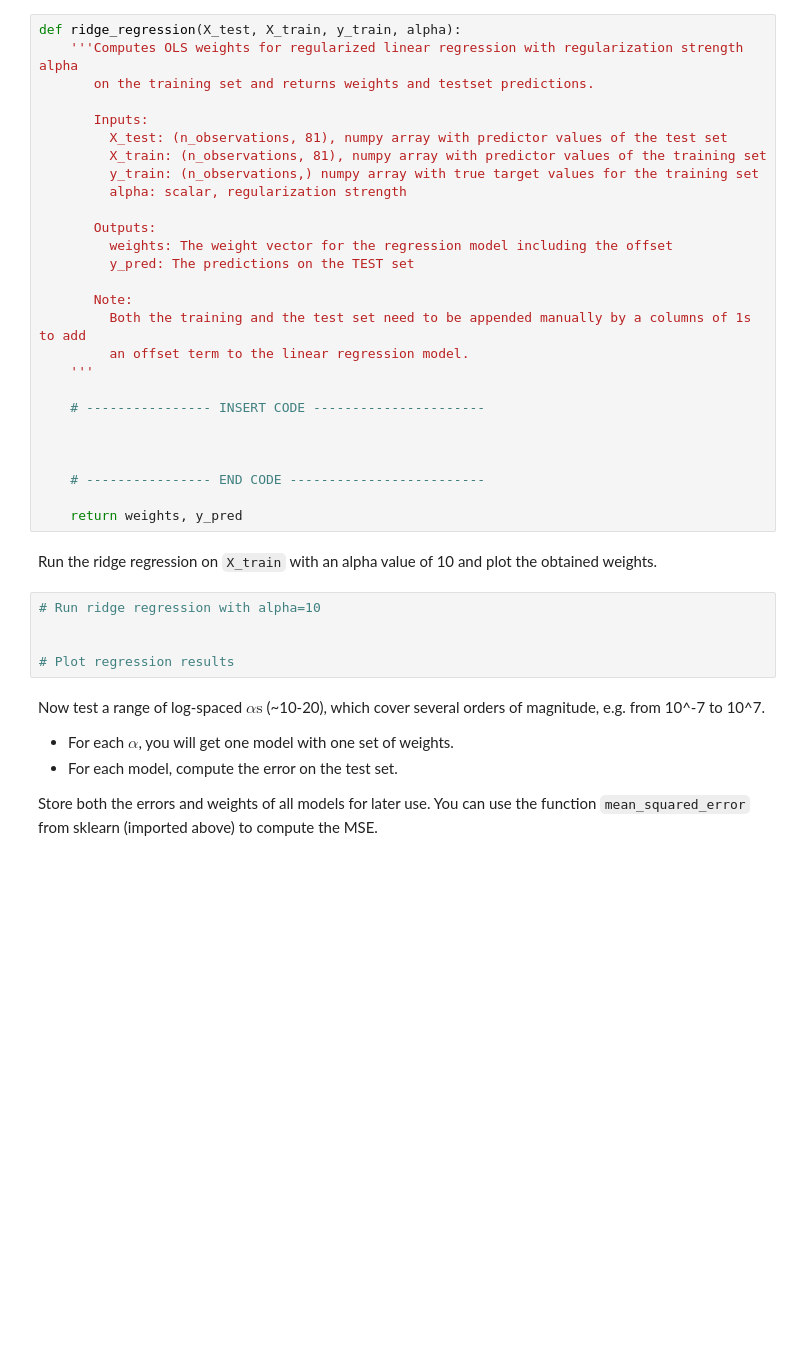
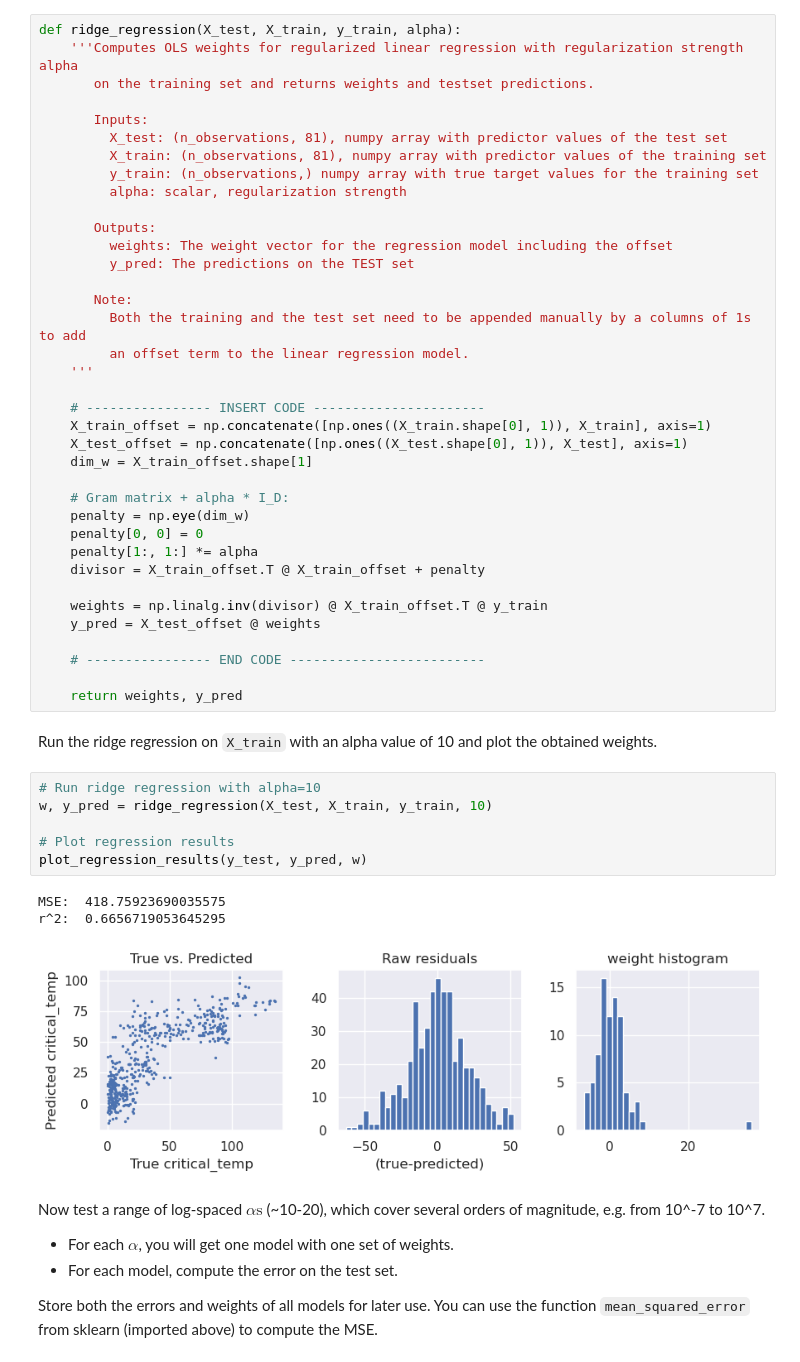
Before and after one commit to carl-lorenz/ML_practicals, a Jupyter notebook: Practical1/1_Buettner_Kortum_Lorenz.ipynb, the cells around one changed output. Cells and saved outputs as stored; diff of their text form; blank space fills up the shorter version.

```diff
--- a/Practical1/1_Buettner_Kortum_Lorenz.ipynb
+++ b/Practical1/1_Buettner_Kortum_Lorenz.ipynb
@@ -384,8 +383,18 @@ def ridge_regression(X_test, X_train, y_train, alpha):
     '''
 
     # ---------------- INSERT CODE ----------------------
+    X_train_offset = np.concatenate([np.ones((X_train.shape[0], 1)), X_train], axis=1)
+    X_test_offset = np.concatenate([np.ones((X_test.shape[0], 1)), X_test], axis=1)
+    dim_w = X_train_offset.shape[1]
 
+    # Gram matrix + alpha * I_D:
+    penalty = np.eye(dim_w)
+    penalty[0, 0] = 0
+    penalty[1:, 1:] *= alpha
+    divisor = X_train_offset.T @ X_train_offset + penalty
 
+    weights = np.linalg.inv(divisor) @ X_train_offset.T @ y_train
+    y_pred = X_test_offset @ weights
 
     # ---------------- END CODE -------------------------
 
@@ -394,9 +403,14 @@ def ridge_regression(X_test, X_train, y_train, alpha):
 Run the ridge regression on `X_train` with an alpha value of 10 and plot the obtained weights.
 # %%
 # Run ridge regression with alpha=10
-
+w, y_pred = ridge_regression(X_test, X_train, y_train, 10)
 
 # Plot regression results
+plot_regression_results(y_test, y_pred, w)
+# %% [output]
+MSE:  418.75923690035575
+r^2:  0.6656719053645295
+[figure, added]
 # %% [markdown]
 Now test a range of log-spaced $\alpha\text{s}$ (~10-20), which cover several orders of magnitude, e.g. from 10^-7 to 10^7.
 
```
Also changed, not shown: parts of 14 cells of this notebook.
